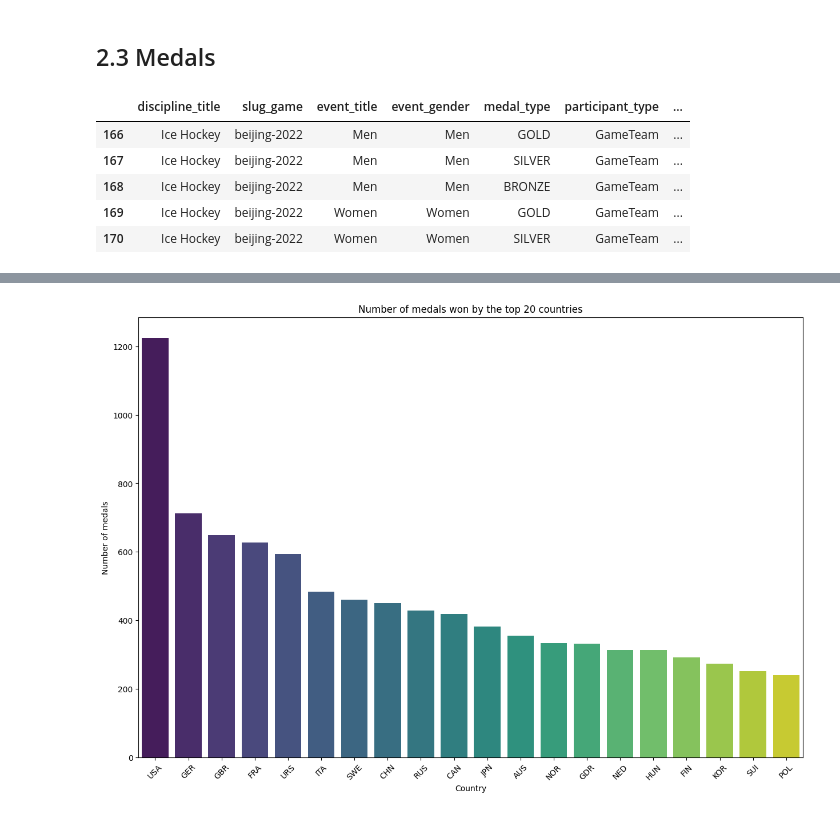
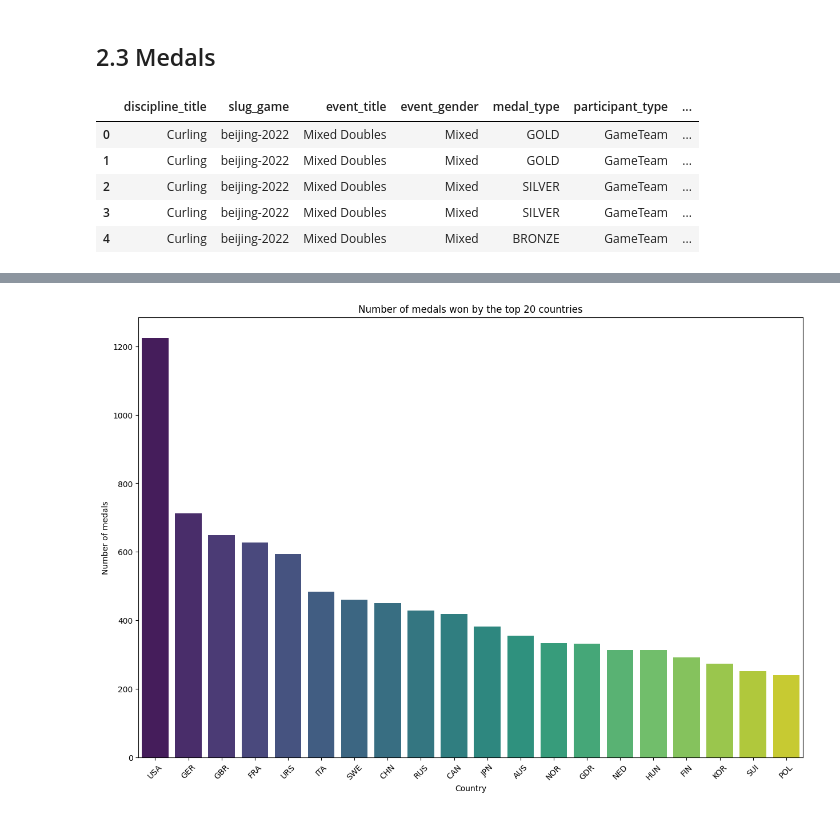
Before and after one commit to com-480-data-visualization/team_slo, a Jupyter notebook: src/processing/data_preprocessing.ipynb, the cells around one changed output, grey strips where cells are left out. Saved outputs shown, nothing was run; the diff lists cells and outputs as text; code cells hidden in the pictures.

```diff
--- a/src/processing/data_preprocessing_Fabio.ipynb
+++ b/src/processing/data_preprocessing.ipynb
@@ -149,11 +149,11 @@ plt.show()
 # %%
 df_medals = df_medals.merge(df_hosts, left_on='slug_game', right_on='game_slug')
 # %%
-df_medals.query("discipline_title == 'Ice Hockey'").head(5)
+df_medals.head(5)
 # %% [output]
 |  | discipline_title | slug_game | event_title | event_gender | medal_type | participant_type | ... |
-| 166 | Ice Hockey | beijing-2022 | Men | Men | GOLD | GameTeam | ... |
-| 167 | Ice Hockey | beijing-2022 | Men | Men | SILVER | GameTeam | ... |
-| 168 | Ice Hockey | beijing-2022 | Men | Men | BRONZE | GameTeam | ... |
-| 169 | Ice Hockey | beijing-2022 | Women | Women | GOLD | GameTeam | ... |
-| 170 | Ice Hockey | beijing-2022 | Women | Women | SILVER | GameTeam | ... |
+| 0 | Curling | beijing-2022 | Mixed Doubles | Mixed | GOLD | GameTeam | ... |
+| 1 | Curling | beijing-2022 | Mixed Doubles | Mixed | GOLD | GameTeam | ... |
+| 2 | Curling | beijing-2022 | Mixed Doubles | Mixed | SILVER | GameTeam | ... |
+| 3 | Curling | beijing-2022 | Mixed Doubles | Mixed | SILVER | GameTeam | ... |
+| 4 | Curling | beijing-2022 | Mixed Doubles | Mixed | BRONZE | GameTeam | ... |
```
Also changed, not shown: parts of 32 cells of this notebook, 2 other files.
